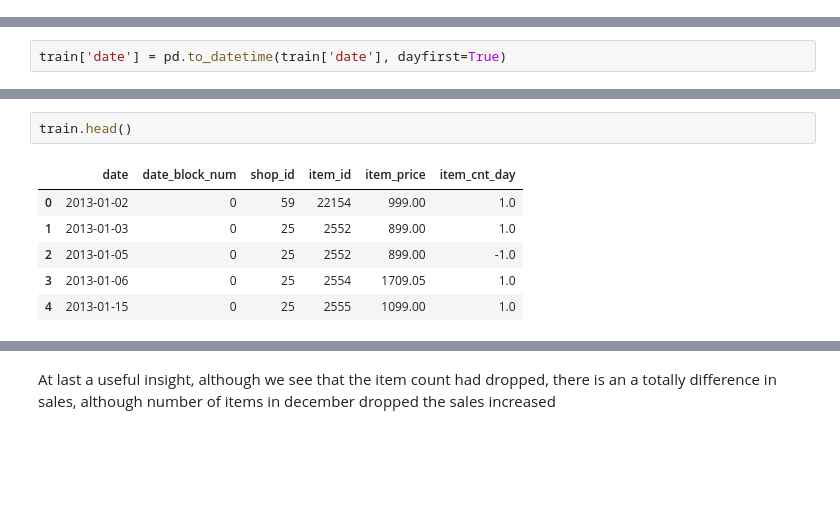
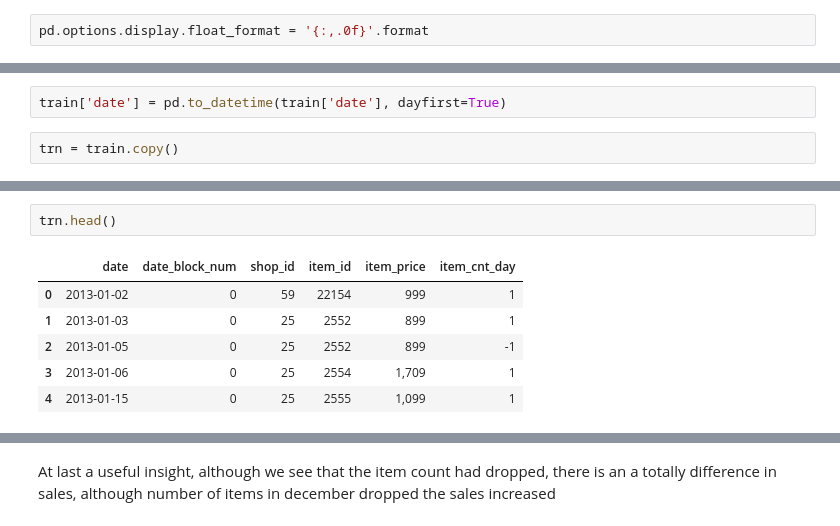
Before and after one commit to waficf/Kaggle_Competitions, a Jupyter notebook: Grocery.ipynb, the cells around one changed output, grey strips where cells are left out. Cells and saved outputs as stored; diff of their text form; blank space fills up the shorter version.

```diff
--- a/Grocery.ipynb
+++ b/Grocery.ipynb
@@ -20,4 +23,6 @@ import numpy as np
 from sklearn.ensemble import RandomForestRegressor
+# %%
+pd.options.display.float_format = '{:,.0f}'.format
 # %%
 train = pd.read_csv('Data/Grocery/sales_train.csv.gz')
 shops = pd.read_csv('Data/Grocery/shops.csv')
@@ -27,4 +32,6 @@ items_cats = pd.read_csv('Data/Grocery/item_categories.csv')
 sub = pd.read_csv('Data/Grocery/sample_submission.csv.gz')
 # %%
 train['date'] = pd.to_datetime(train['date'], dayfirst=True)
+# %%
+trn = train.copy()
 # %%
@@ -38,11 +45,11 @@ item_price               float64
 item_cnt_day             float64
 dtype: object
 # %%
-train.head()
+trn.head()
 # %% [output]
 |  | date | date_block_num | shop_id | item_id | item_price | item_cnt_day |
-| 0 | 2013-01-02 | 0 | 59 | 22154 | 999.00 | 1.0 |
-| 1 | 2013-01-03 | 0 | 25 | 2552 | 899.00 | 1.0 |
-| 2 | 2013-01-05 | 0 | 25 | 2552 | 899.00 | -1.0 |
-| 3 | 2013-01-06 | 0 | 25 | 2554 | 1709.05 | 1.0 |
-| 4 | 2013-01-15 | 0 | 25 | 2555 | 1099.00 | 1.0 |
+| 0 | 2013-01-02 | 0 | 59 | 22154 | 999 | 1 |
+| 1 | 2013-01-03 | 0 | 25 | 2552 | 899 | 1 |
+| 2 | 2013-01-05 | 0 | 25 | 2552 | 899 | -1 |
+| 3 | 2013-01-06 | 0 | 25 | 2554 | 1,709 | 1 |
+| 4 | 2013-01-15 | 0 | 25 | 2555 | 1,099 | 1 |
```
Also changed, not shown: parts of 29 cells of this notebook.
